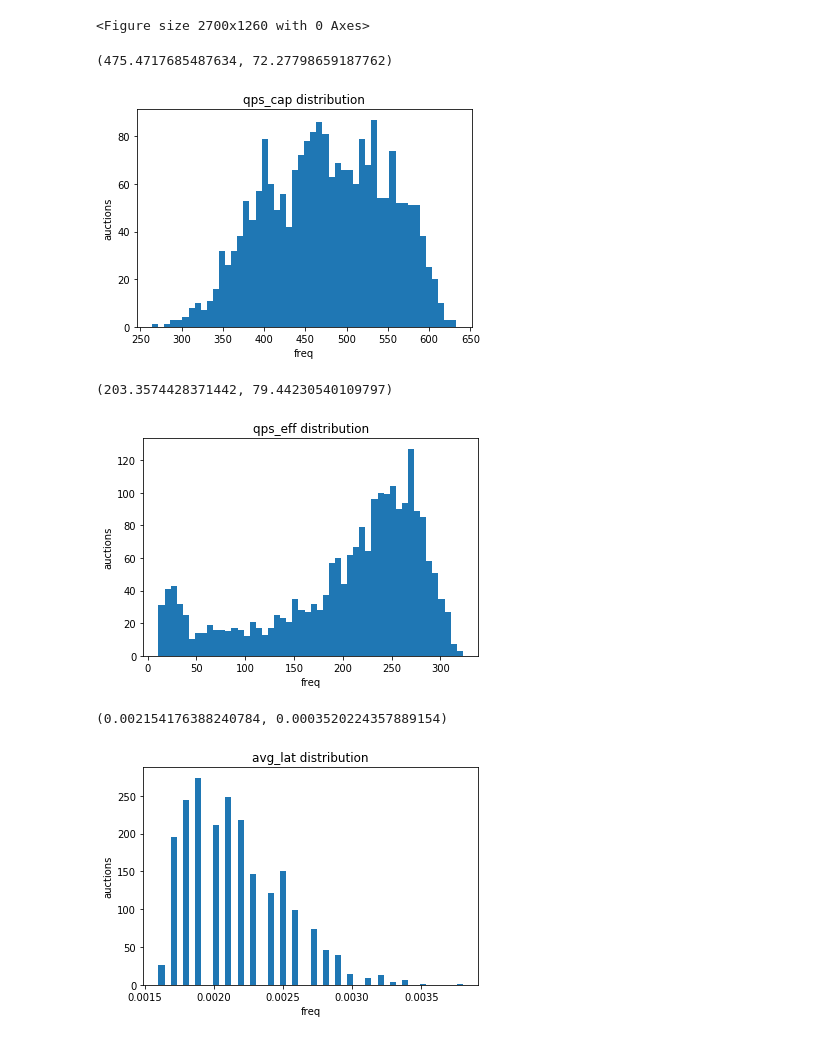
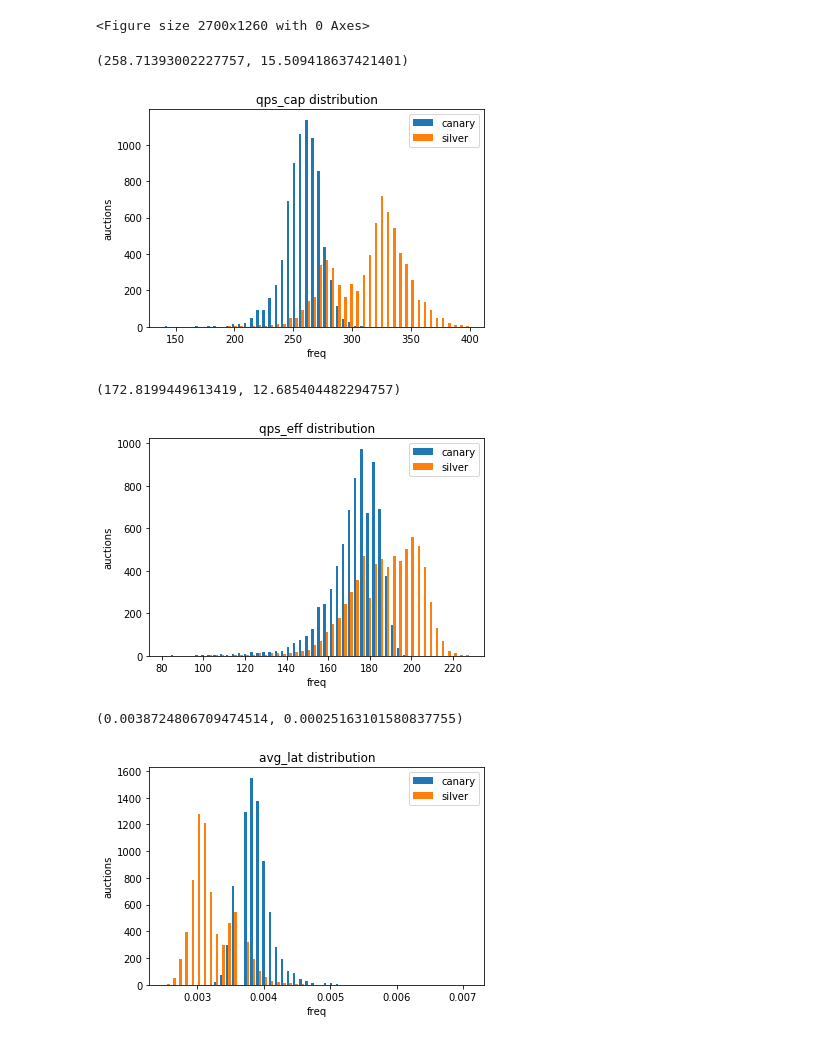
Before and after one commit to gmaggiotti/bidder-stats, a Jupyter notebook: src/histo.ipynb, the cells around one changed output. Cells and saved outputs as stored; diff of their text form; code cells hidden in the pictures.

```diff
--- a/src/histo.ipynb
+++ b/src/histo.ipynb
@@ -18,6 +20,8 @@ import math
 
 path = os.getcwd()
 path
-dataset = np.loadtxt(path + "/../data/metric.csv", delimiter=",")
-dataset = np.delete(dataset, [1,], axis=1)
-dataset
+canary_ds = np.loadtxt(path + "/../data/canary.csv", delimiter=",")
+canary_ds = np.delete(canary_ds, [1,], axis=1)
+
+silver_ds = np.loadtxt(path + "/../data/silver.csv", delimiter=",")
+silver_ds = np.delete(silver_ds, [1,], axis=1)
@@ -40,36 +30,42 @@ from matplotlib.pyplot import figure
 import matplotlib.pyplot as plt
 %matplotlib inline
 figure(num=None, figsize=(15, 7), dpi=180, facecolor='w', edgecolor='k')
-fn = get_serie(dataset, Type.qps_cap, None, None)
+canary = get_serie(canary_ds, Type.qps_cap, None, None)
+silver = get_serie(silver_ds, Type.qps_cap, None, None)
 # %% [output]
 <Figure size 2700x1260 with 0 Axes>
 # %%
-plt.hist(fn,bins=50)
+plt.hist([canary, silver], bins=50, label=['canary', 'silver'])
 plt.title('qps_cap distribution')
 plt.xlabel('freq')
 plt.ylabel('auctions');
-fn.mean(),math.sqrt(fn.var())
+plt.legend(loc='upper right')
+canary.mean(),math.sqrt(canary.var())
 # %% [output]
-(475.4717685487634, 72.27798659187762)
+(258.71393002227757, 15.509418637421401)
-[figure, old version]
+[figure, new version]
 # %%
-fn = get_serie(dataset, Type.qps_eff, None, None)
-plt.hist(fn,bins=50)
+canary = get_serie(canary_ds, Type.qps_eff, None, None)
+silver = get_serie(silver_ds, Type.qps_eff, None, None)
+plt.hist([canary, silver], bins=50, label=['canary', 'silver'])
 plt.title('qps_eff distribution')
 plt.xlabel('freq')
 plt.ylabel('auctions');
-fn.mean(),math.sqrt(fn.var())
+plt.legend(loc='upper right')
+canary.mean(),math.sqrt(canary.var())
 # %% [output]
-(203.3574428371442, 79.44230540109797)
+(172.8199449613419, 12.685404482294757)
-[figure, old version]
+[figure, new version]
 # %%
-fn = get_serie(dataset, Type.avg_lat, None, None)
-plt.hist(fn,bins=50)
+canary = get_serie(canary_ds, Type.avg_lat, None, None)
+silver = get_serie(silver_ds, Type.avg_lat, None, None)
+plt.hist([canary, silver], bins=50, label=['canary', 'silver'])
 plt.title('avg_lat distribution')
 plt.xlabel('freq')
 plt.ylabel('auctions');
-fn.mean(),math.sqrt(fn.var())
+plt.legend(loc='upper right')
+canary.mean(),math.sqrt(canary.var())
 # %% [output]
-(0.002154176388240784, 0.0003520224357889154)
+(0.0038724806709474514, 0.00025163101580837755)
-[figure, old version]
+[figure, new version]
 # %%
```
Also changed, not shown: parts of 5 cells of this notebook, 5 other files.
